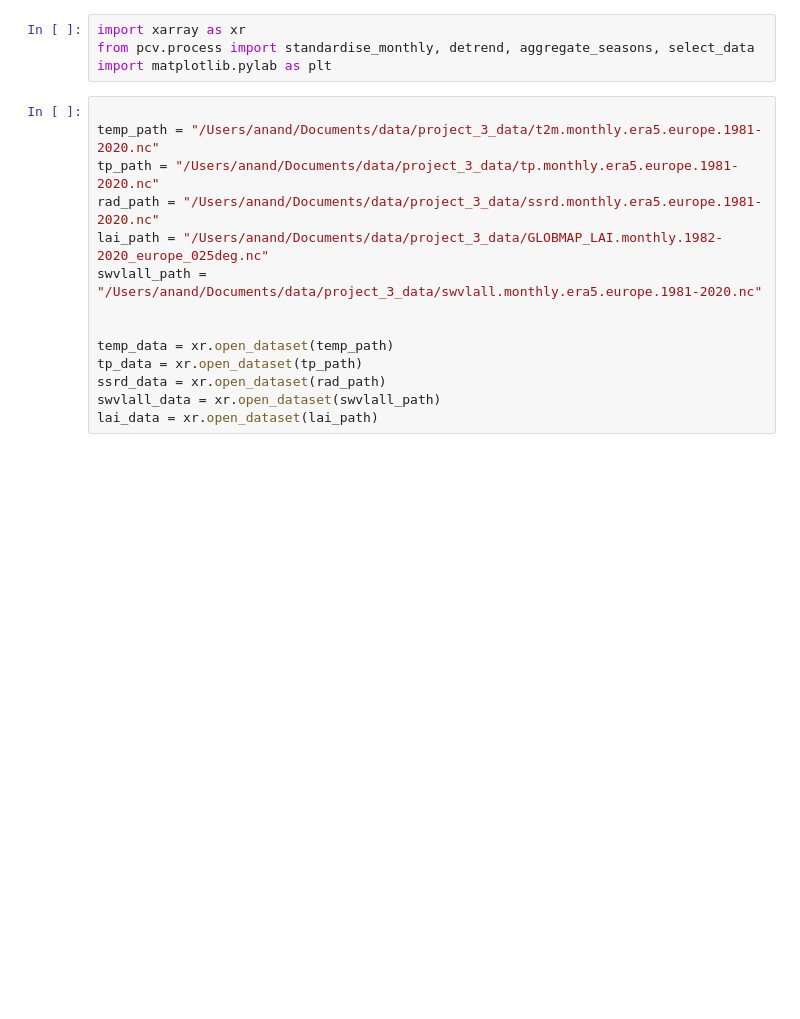
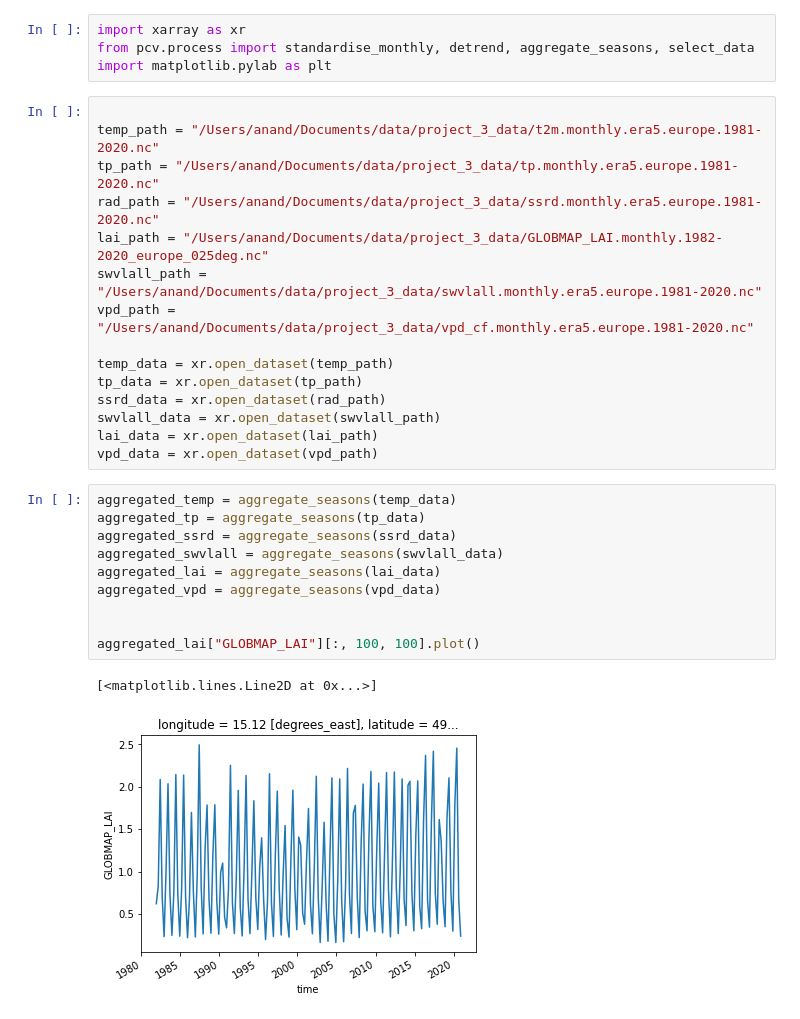
Before and after one commit to melioristic/preconditioned-compound-vegetation, a Jupyter notebook: n2_write_aggregated_dataset.ipynb, the cells around one changed output. Drawn from its saved outputs; the diff is of its cells as text; blank space fills up the shorter version.

```diff
--- a/n2_write_aggregated_dataset.ipynb
+++ b/n2_write_aggregated_dataset.ipynb
@@ -9,11 +9,25 @@ tp_path = "/Users/anand/Documents/data/project_3_data/tp.monthly.era5.europe.198
 rad_path = "/Users/anand/Documents/data/project_3_data/ssrd.monthly.era5.europe.1981-2020.nc"
 lai_path = "/Users/anand/Documents/data/project_3_data/GLOBMAP_LAI.monthly.1982-2020_europe_025deg.nc"
 swvlall_path = "/Users/anand/Documents/data/project_3_data/swvlall.monthly.era5.europe.1981-2020.nc"
-
+vpd_path = "/Users/anand/Documents/data/project_3_data/vpd_cf.monthly.era5.europe.1981-2020.nc"
 
 temp_data = xr.open_dataset(temp_path)
 tp_data = xr.open_dataset(tp_path)
 ssrd_data = xr.open_dataset(rad_path)
 swvlall_data = xr.open_dataset(swvlall_path)
 lai_data = xr.open_dataset(lai_path)
+vpd_data = xr.open_dataset(vpd_path)
+# %%
+aggregated_temp = aggregate_seasons(temp_data)
+aggregated_tp = aggregate_seasons(tp_data)
+aggregated_ssrd = aggregate_seasons(ssrd_data)
+aggregated_swvlall = aggregate_seasons(swvlall_data)
+aggregated_lai = aggregate_seasons(lai_data)
+aggregated_vpd = aggregate_seasons(vpd_data)
+
+
+aggregated_lai["GLOBMAP_LAI"][:, 100, 100].plot()
+# %% [output]
+[<matplotlib.lines.Line2D at 0x...>]
+[figure, added]
 # %%
```
Also changed, not shown: parts of 4 cells of this notebook, 4 other files.
